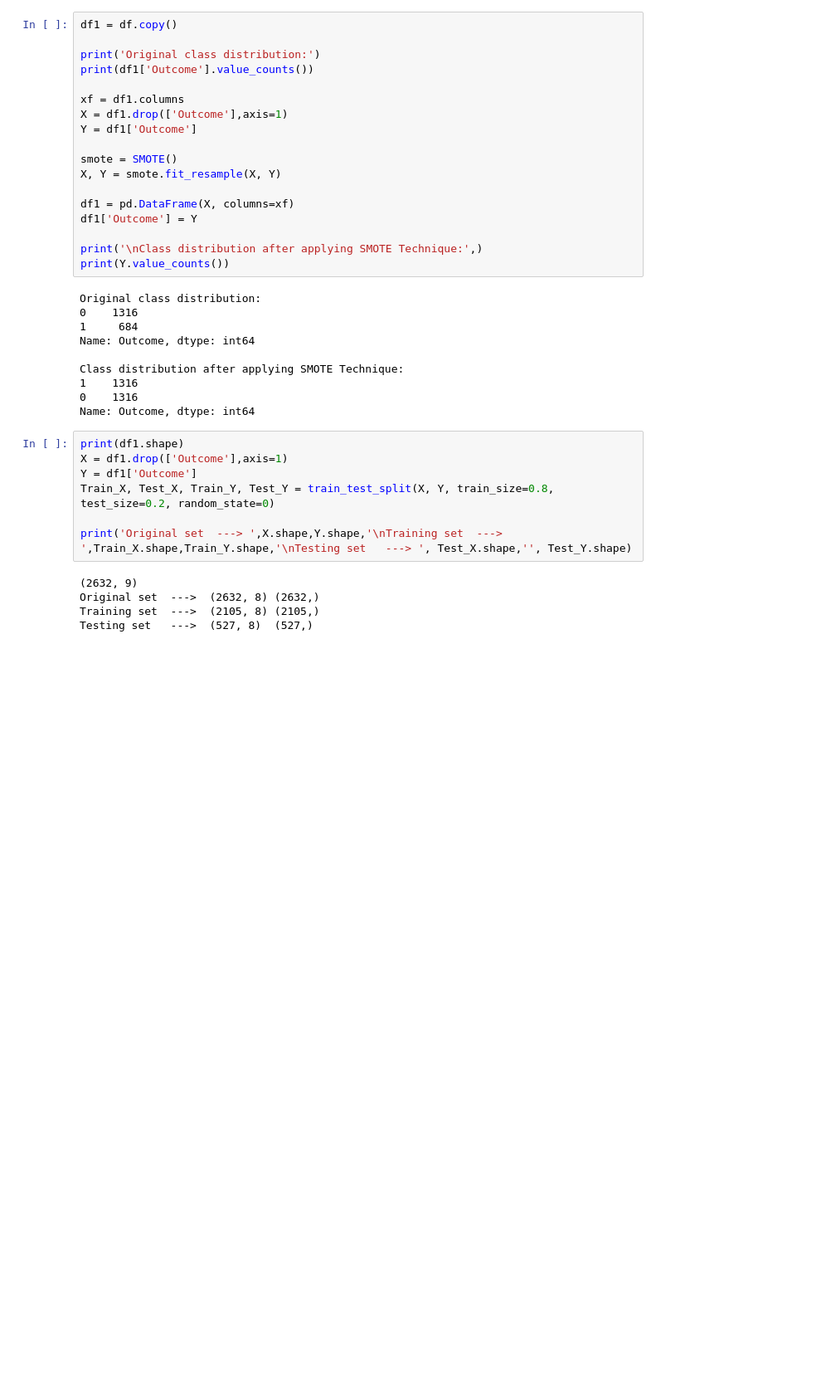
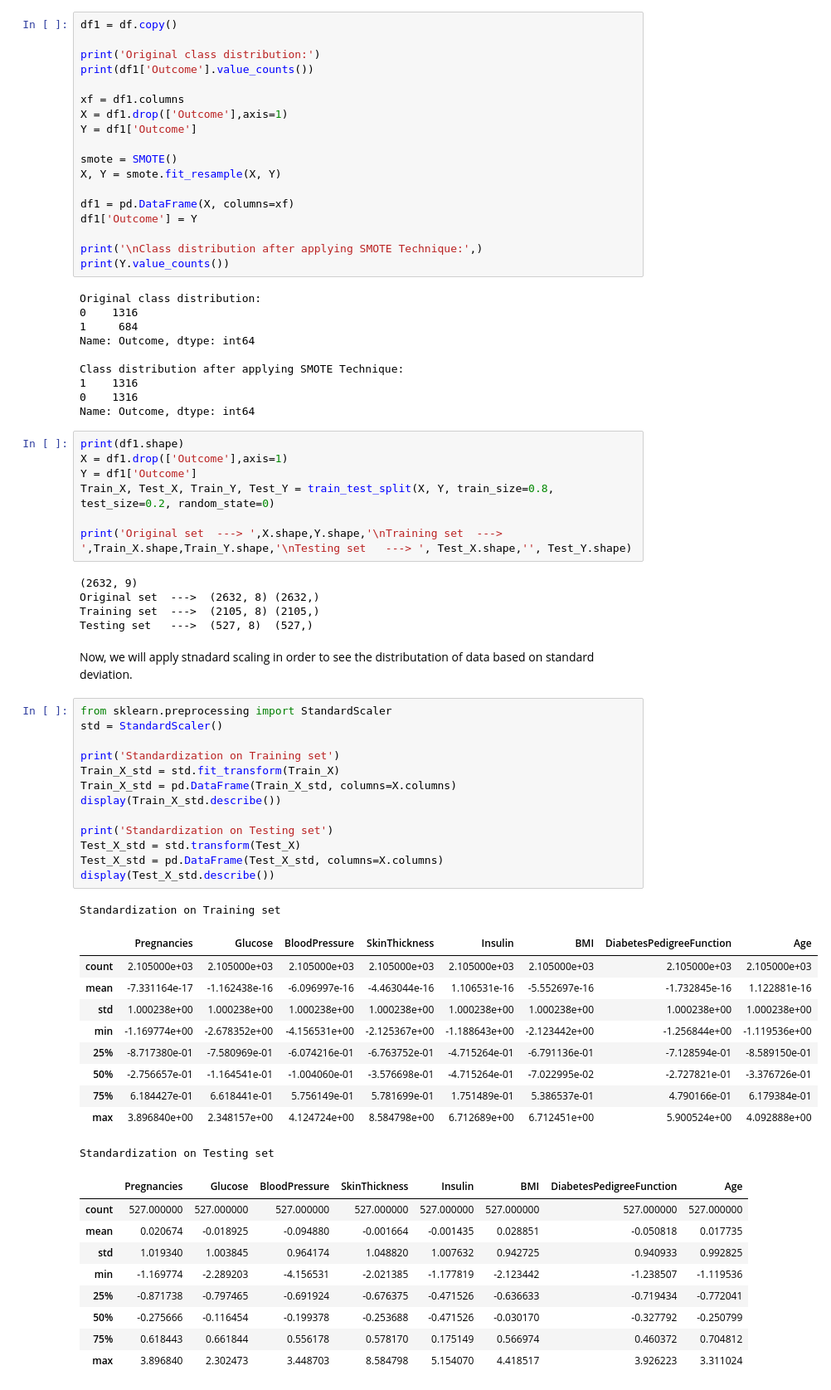
Before and after one commit to UtpalPatel0055/DiabetesPrediction, a Jupyter notebook: Main.ipynb, the cells around one changed output. Shown at 83% size. Cells and saved outputs as stored; diff of their text form; blank space fills up the shorter version.

Commit message:
Data-preprocessing using standardscaler

```diff
--- a/Main.ipynb
+++ b/Main.ipynb
@@ -147,3 +147,39 @@ print('Original set  ---> ',X.shape,Y.shape,'\nTraining set  ---> ',Train_X.shap
 Original set  --->  (2632, 8) (2632,)
 Training set  --->  (2105, 8) (2105,)
 Testing set   --->  (527, 8)  (527,)
+# %% [markdown]
+Now, we will apply stnadard scaling in order to see the distributation of data based on standard deviation.
+# %%
+from sklearn.preprocessing import StandardScaler
+std = StandardScaler()
+
+print('Standardization on Training set')
+Train_X_std = std.fit_transform(Train_X)
+Train_X_std = pd.DataFrame(Train_X_std, columns=X.columns)
+display(Train_X_std.describe())
+
+print('Standardization on Testing set')
+Test_X_std = std.transform(Test_X)
+Test_X_std = pd.DataFrame(Test_X_std, columns=X.columns)
+display(Test_X_std.describe())
+# %% [output]
+Standardization on Training set
+|  | Pregnancies | Glucose | BloodPressure | SkinThickness | Insulin | BMI | DiabetesPedigreeFunction | Age |
+| count | 2.105000e+03 | 2.105000e+03 | 2.105000e+03 | 2.105000e+03 | 2.105000e+03 | 2.105000e+03 | 2.105000e+03 | 2.105000e+03 |
+| mean | -7.331164e-17 | -1.162438e-16 | -6.096997e-16 | -4.463044e-16 | 1.106531e-16 | -5.552697e-16 | -1.732845e-16 | 1.122881e-16 |
+| std | 1.000238e+00 | 1.000238e+00 | 1.000238e+00 | 1.000238e+00 | 1.000238e+00 | 1.000238e+00 | 1.000238e+00 | 1.000238e+00 |
+| min | -1.169774e+00 | -2.678352e+00 | -4.156531e+00 | -2.125367e+00 | -1.188643e+00 | -2.123442e+00 | -1.256844e+00 | -1.119536e+00 |
+| 25% | -8.717380e-01 | -7.580969e-01 | -6.074216e-01 | -6.763752e-01 | -4.715264e-01 | -6.791136e-01 | -7.128594e-01 | -8.589150e-01 |
+| 50% | -2.756657e-01 | -1.164541e-01 | -1.004060e-01 | -3.576698e-01 | -4.715264e-01 | -7.022995e-02 | -2.727821e-01 | -3.376726e-01 |
+| 75% | 6.184427e-01 | 6.618441e-01 | 5.756149e-01 | 5.781699e-01 | 1.751489e-01 | 5.386537e-01 | 4.790166e-01 | 6.179384e-01 |
+| max | 3.896840e+00 | 2.348157e+00 | 4.124724e+00 | 8.584798e+00 | 6.712689e+00 | 6.712451e+00 | 5.900524e+00 | 4.092888e+00 |
+Standardization on Testing set
+|  | Pregnancies | Glucose | BloodPressure | SkinThickness | Insulin | BMI | DiabetesPedigreeFunction | Age |
+| count | 527.000000 | 527.000000 | 527.000000 | 527.000000 | 527.000000 | 527.000000 | 527.000000 | 527.000000 |
+| mean | 0.020674 | -0.018925 | -0.094880 | -0.001664 | -0.001435 | 0.028851 | -0.050818 | 0.017735 |
+| std | 1.019340 | 1.003845 | 0.964174 | 1.048820 | 1.007632 | 0.942725 | 0.940933 | 0.992825 |
+| min | -1.169774 | -2.289203 | -4.156531 | -2.021385 | -1.177819 | -2.123442 | -1.238507 | -1.119536 |
+| 25% | -0.871738 | -0.797465 | -0.691924 | -0.676375 | -0.471526 | -0.636633 | -0.719434 | -0.772041 |
+| 50% | -0.275666 | -0.116454 | -0.199378 | -0.253688 | -0.471526 | -0.030170 | -0.327792 | -0.250799 |
+| 75% | 0.618443 | 0.661844 | 0.556178 | 0.578170 | 0.175149 | 0.566974 | 0.460372 | 0.704812 |
+| max | 3.896840 | 2.302473 | 3.448703 | 8.584798 | 5.154070 | 4.418517 | 3.926223 | 3.311024 |
```
Also changed, not shown: parts of 4 cells of this notebook.
